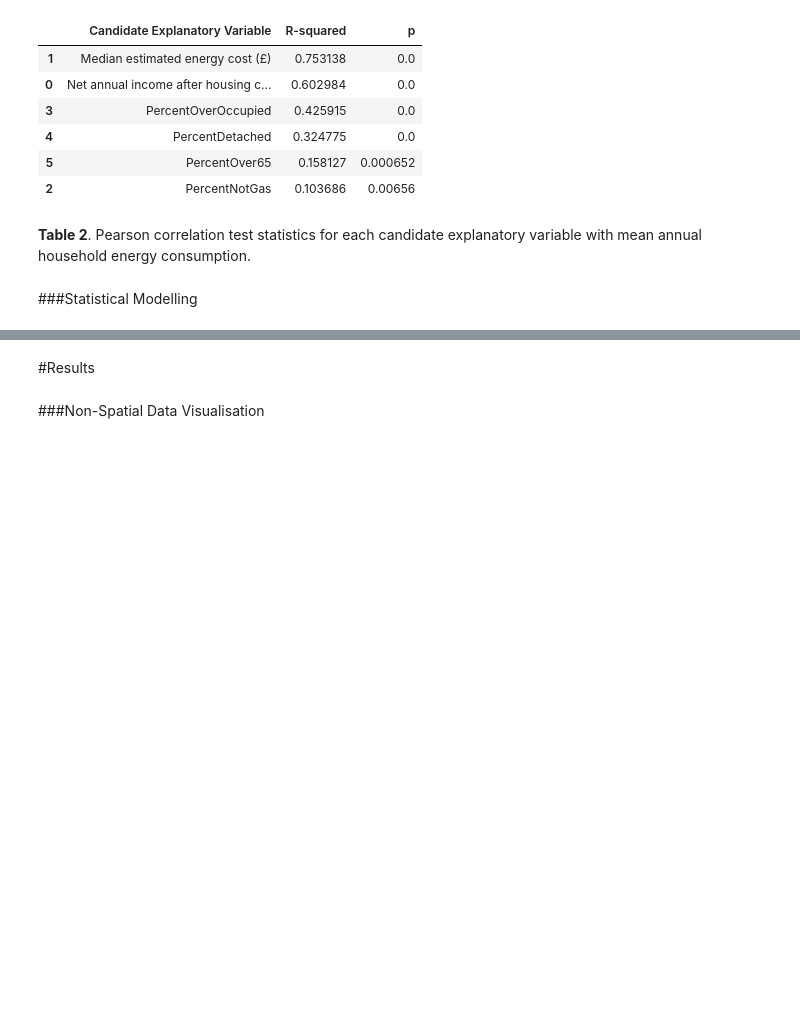
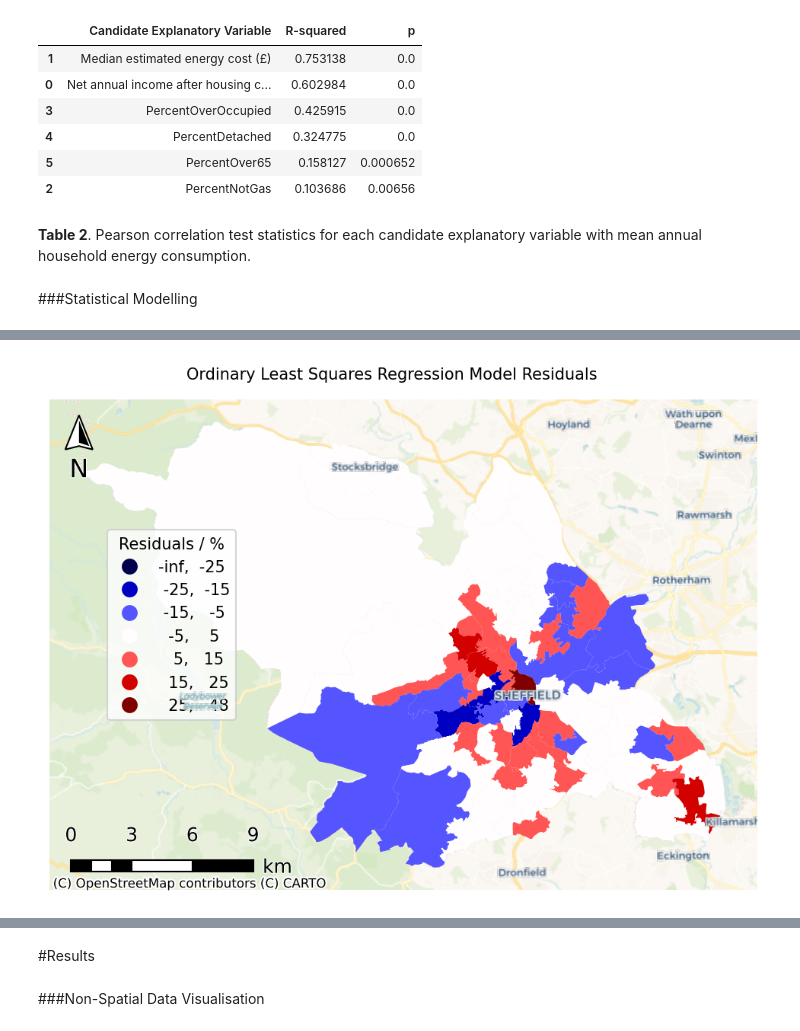
Before and after one commit to jwsn8667/GEOG5003M, a Jupyter notebook: GEOG5003_A2_201913950.ipynb, the cells around one changed output, grey strips where cells are left out. Saved outputs shown, nothing was run; the diff lists cells and outputs as text; code cells hidden in the pictures; blank space fills up the shorter version.

```diff
--- a/GEOG5003_A2_201913950.ipynb
+++ b/GEOG5003_A2_201913950.ipynb
@@ -464,3 +469,20 @@ df
 **Table 2**.  Pearson correlation test statistics for each candidate explanatory variable with mean annual household energy consumption.
 # %% [markdown]
 ###Statistical Modelling
+# %%
+import numpy as np
+from sklearn.linear_model import LinearRegression
+
+# creating feature variables
+X = Model_Variables[['Median estimated energy cost (£)','Net annual income after housing costs (£)']]
+y = Model_Variables['EnergyConsumptionPerHousehold(kWh)']
+
+reg = LinearRegression().fit(X, y)
+
+print(reg.score(X, y))
+print(reg.intercept_)
+print(reg.coef_)
+
+residuals = 100*(reg.predict(X) - y)/y
+residuals = residuals.reset_index().rename(columns = {'EnergyConsumptionPerHousehold(kWh)':'PercentageResidual', 'index':'MSOA code'})
+residuals
@@ -466,0 +506,31 @@ df
+# %%
+geo_residuals = geo_msoa.merge(residuals, left_on='MSOA21CD', right_on='MSOA code')
+
+##
+f,ax = plt.subplots(1, figsize=(8,6))
+
+custom_bins = [-25, -15, -5, 5, 15, 25]
+
+## LSOA outlines are plotted as a base, as contextual information
+geo_residuals.plot(ax=ax, column='PercentageResidual',legend=True, legend_kwds={'fontsize':'10','fmt':'{:.0f}','title':'Residuals / %'}, cmap='seismic',scheme='user_defined', classification_kwds={'bins': custom_bins}, linewidth=0.2)
+
+# a CARTO basemap is added as further context for the study area
+ctx.add_basemap(ax, crs=geo_HholdsEnergy.crs, source=ctx.providers.CartoDB.VoyagerNoLabels, zoom=11)
+ctx.add_basemap(ax, crs=geo_HholdsEnergy.crs, source=ctx.providers.CartoDB.VoyagerOnlyLabels, zoom=11)
+
+# remove axis
+ax.set_axis_off()
+ax.get_legend().set_bbox_to_anchor((.275, .75))
+
+# set figure title and resolution
+f.suptitle('Ordinary Least Squares Regression Model Residuals', y=0.9, fontsize=10)
+f.set_dpi(150)
+
+# suppress a warning from the scale bar function
+warnings.filterwarnings('ignore')
+
+# north arrow and scale bar
+north_arrow(ax, location="upper left", rotation={"crs":geo_HholdsEnergy.crs, "reference":"center"}, shadow=False, scale=0.3)
+scale_bar(ax, location="lower left", style="boxes", bar={"projection":geo_HholdsEnergy.crs,"unit":"km"})
+# %% [output]
+[figure, added]
```
Also changed, not shown: parts of 7 cells of this notebook.
